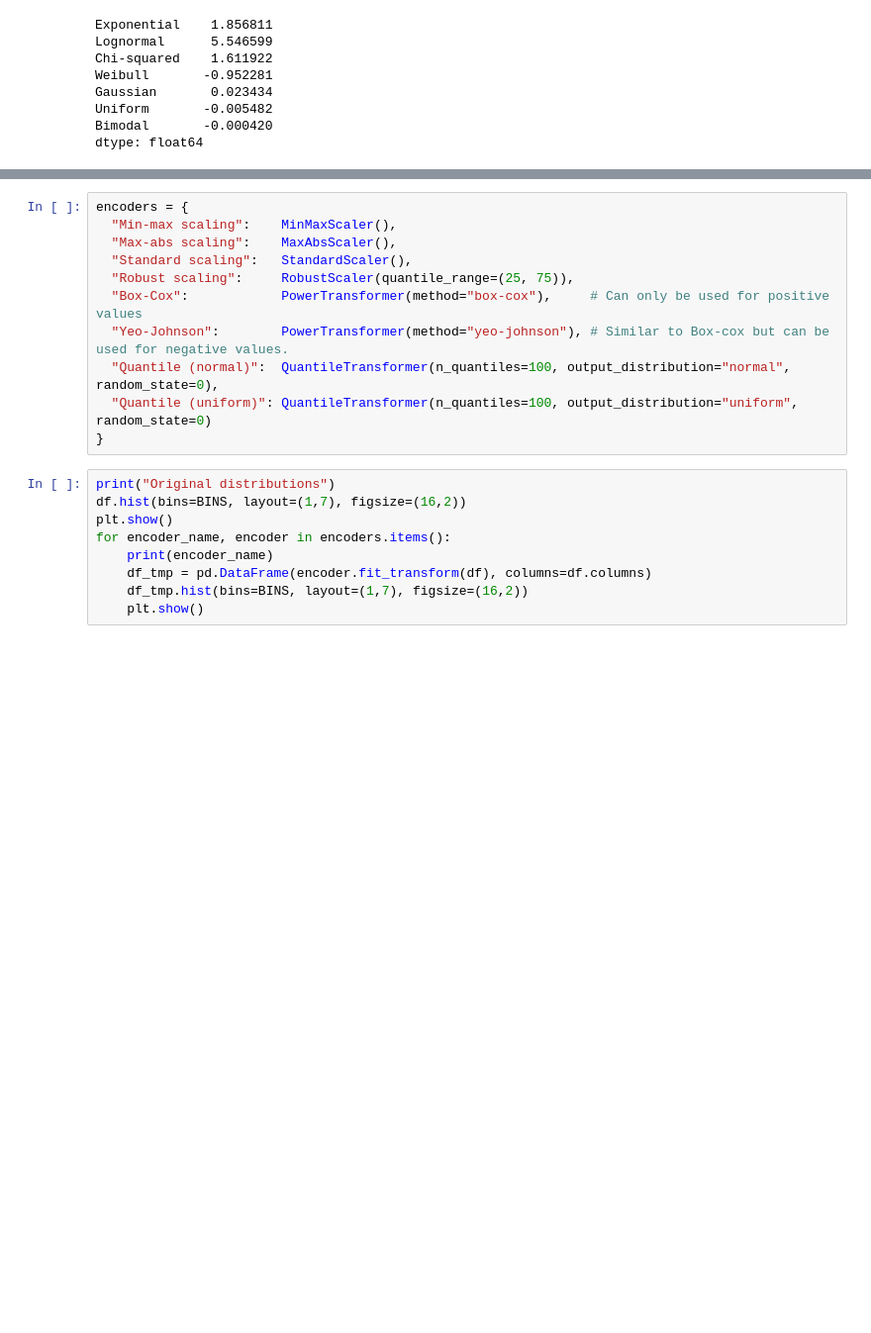
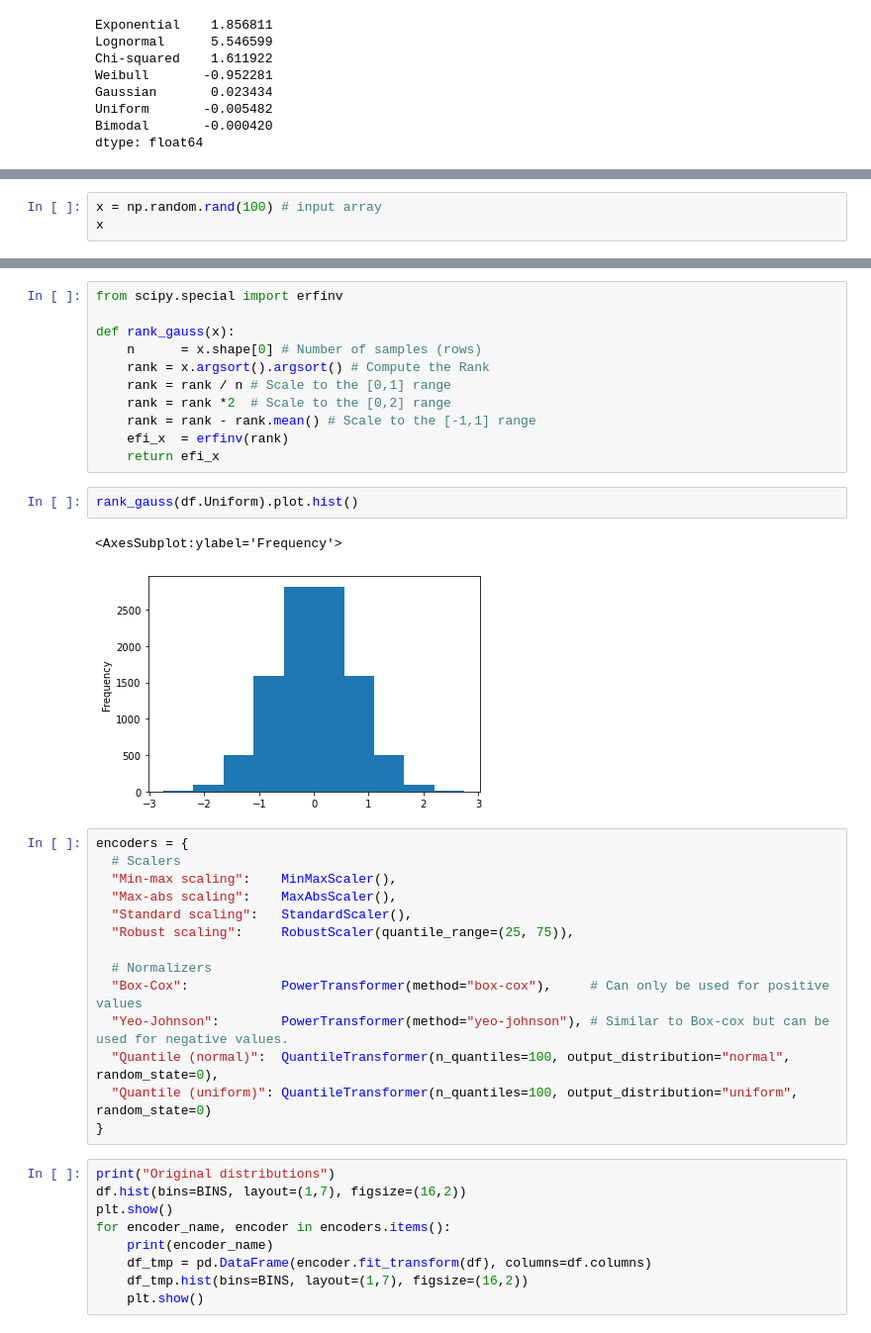
Before and after one commit to smr-dalli/ai-fall20, a Jupyter notebook: 4. Feature Eng/03. Numerical Enc/2. Notebooks/numerical-encodings.ipynb, the cells around one changed output, grey strips where cells are left out. Shown: that part at 99% size. Drawn from its saved outputs; the diff is of its cells as text; blank space fills up the shorter version.

```diff
--- a/4. Feature Eng/03. Numerical Enc/2. Notebooks/numerical-encodings.ipynb
+++ b/4. Feature Eng/03. Numerical Enc/2. Notebooks/numerical-encodings.ipynb
@@ -122,0 +137,3 @@ dtype: float64
+# %%
+x = np.random.rand(100) # input array
+x
@@ -123,9 +176,28 @@ dtype: float64
+# %%
+from scipy.special import erfinv
+
+def rank_gauss(x):
+    n      = x.shape[0] # Number of samples (rows)
+    rank = x.argsort().argsort() # Compute the Rank
+    rank = rank / n # Scale to the [0,1] range
+    rank = rank *2  # Scale to the [0,2] range
+    rank = rank - rank.mean() # Scale to the [-1,1] range
+    efi_x  = erfinv(rank)
+    return efi_x
+# %%
+rank_gauss(df.Uniform).plot.hist()
+# %% [output]
+<AxesSubplot:ylabel='Frequency'>
+[figure, added]
 # %%
 encoders = {
+  # Scalers
   "Min-max scaling":    MinMaxScaler(),
   "Max-abs scaling":    MaxAbsScaler(),
   "Standard scaling":   StandardScaler(),
   "Robust scaling":     RobustScaler(quantile_range=(25, 75)),
+
+  # Normalizers
   "Box-Cox":            PowerTransformer(method="box-cox"),     # Can only be used for positive values
   "Yeo-Johnson":        PowerTransformer(method="yeo-johnson"), # Similar to Box-cox but can be used for negative values.
   "Quantile (normal)":  QuantileTransformer(n_quantiles=100, output_distribution="normal", random_state=0),
```
Also changed, not shown: parts of 6 cells of this notebook, 1 other file.
